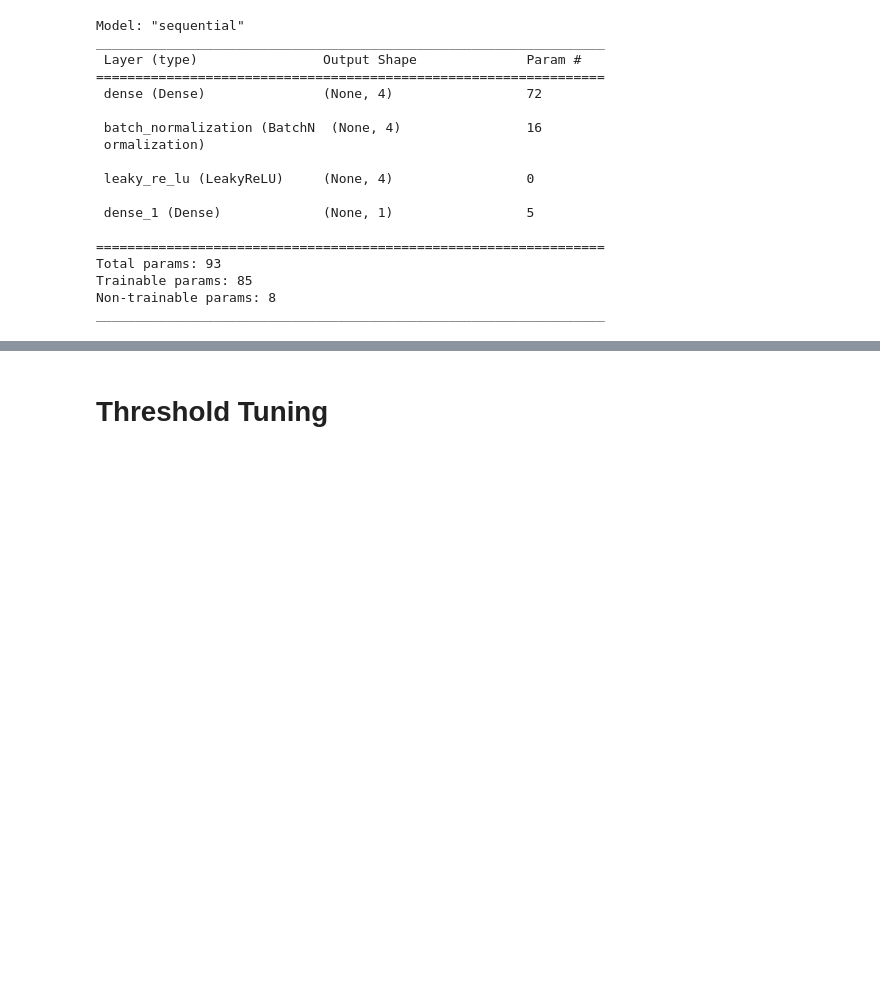
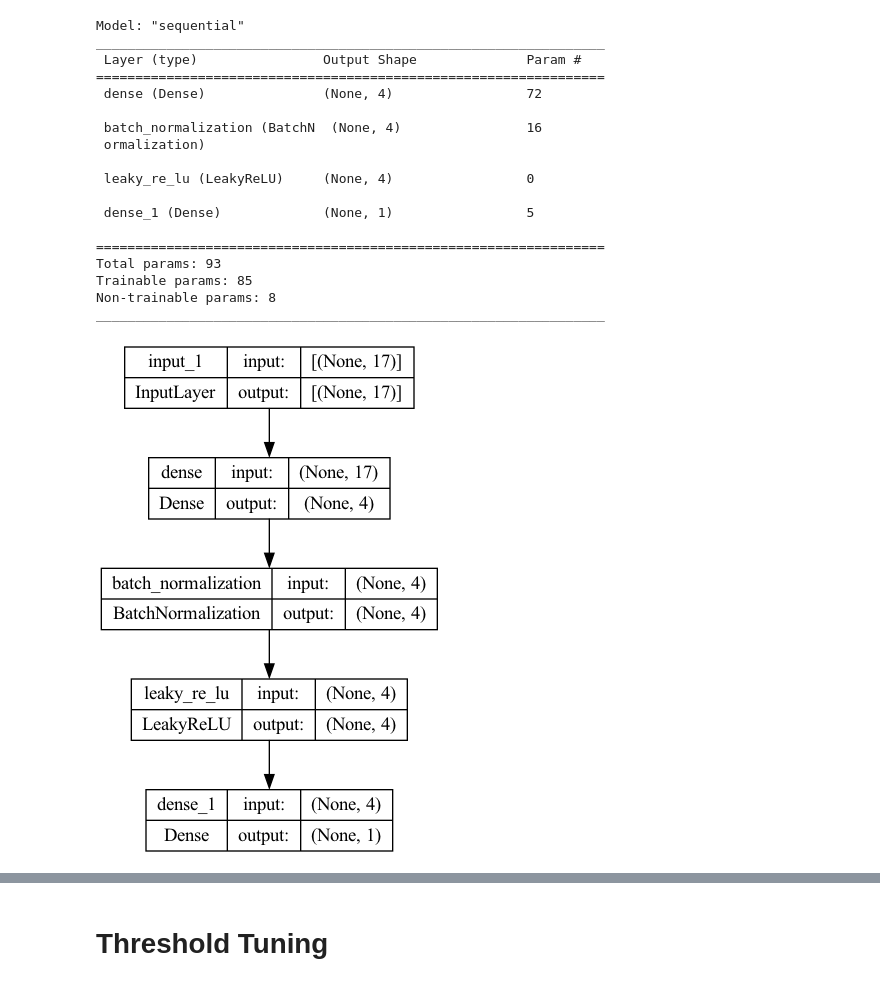
Before and after one commit to jasonrichdarmawan/hacktiv8-ftds-fase0, a Jupyter notebook: x_fase2/week01_day05_libur/pm/keras_thundertalk.ipynb, the cells around one changed output, grey strips where cells are left out. Cells and saved outputs as stored; diff of their text form; code cells hidden in the pictures; blank space fills up the shorter version.

```diff
--- a/x_fase2/week01_day05_libur/pm/keras_thundertalk.ipynb
+++ b/x_fase2/week01_day05_libur/pm/keras_thundertalk.ipynb
@@ -257,6 +258,17 @@ Total params: 93
 Trainable params: 85
 Non-trainable params: 8
 _________________________________________________________________
+# %%
+# Plot the sequential improved
+
+def isolate():
+
+    plt = Image(tf.keras.utils.model_to_dot(seq_imp, show_shapes=True).create_png())
+    display(plt)
+
+isolate()
+# %% [output]
+[figure, added]
 # %%
 # Train the sequential improved
 
```
Also changed, not shown: parts of 9 cells of this notebook, 13 other files.
